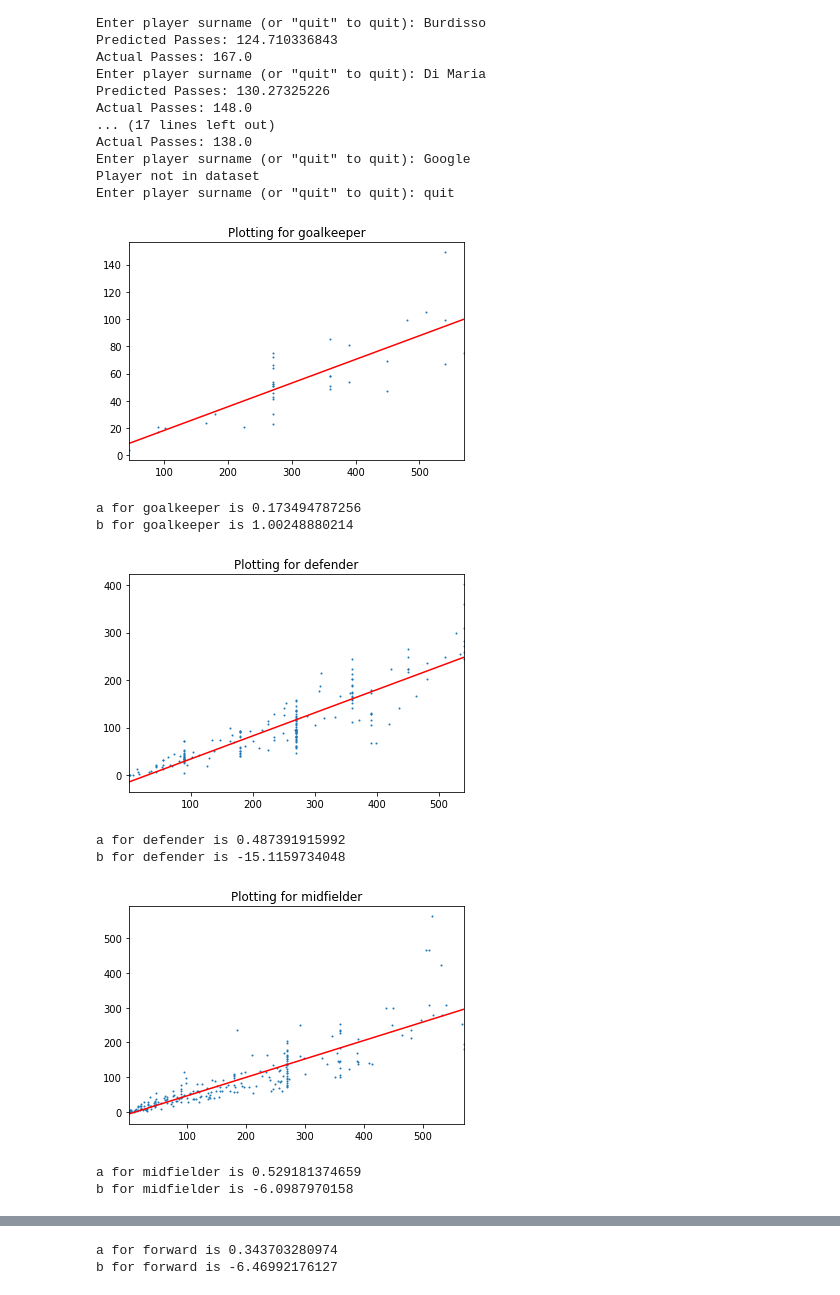
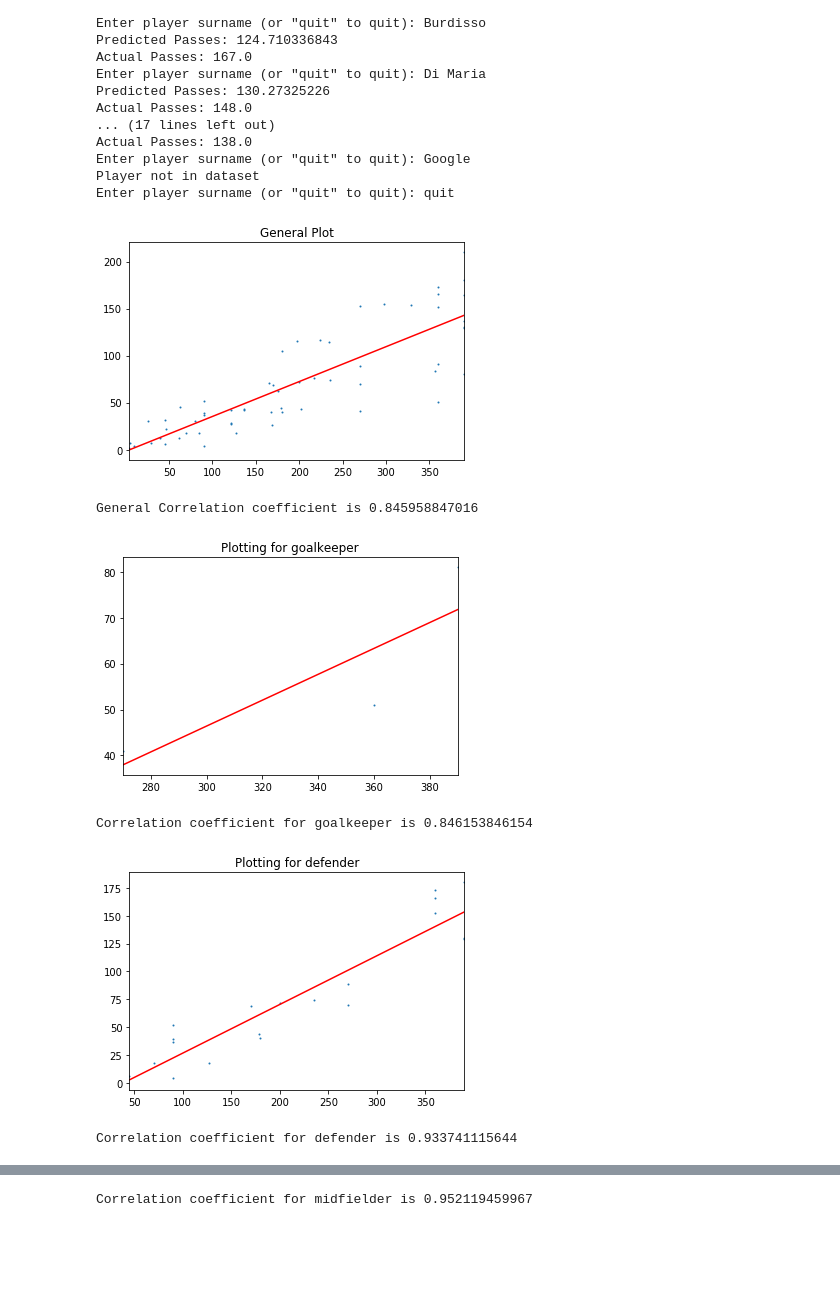
Before and after one commit to eloyekunle/widom_ml_python, a Jupyter notebook: PythonRegression.ipynb, the cells around one changed output, grey strips where cells are left out. Saved outputs shown, nothing was run; the diff lists cells and outputs as text; code cells hidden in the pictures; blank space fills up the shorter version.

```diff
--- a/PythonRegression.ipynb
+++ b/PythonRegression.ipynb
@@ -183,65 +183,57 @@ def plotChart(data, position):
     x2 = max(data.minutes)
     plt.plot([x1,x2], [a*x1 + b, a*x2 + b], color='red')
     plt.xlim(x1,x2)
     plt.title("Plotting for " + position)
     plt.show()
-    print "a for", position, "is", a
-    print "b for", position, "is", b, "\n"
+#     print "a for", position, "is", a
+#     print "b for", position, "is", b, "\n"
+    cc = np.corrcoef(data.minutes, data.passes)[1,0]
+    print "Correlation coefficient for", position, "is", cc
 
-# players_training = players[(players.team == "Greece") | (players.team == "USA") | (players.team == "Portugal")]
-players_training = players
+plt.scatter(players_training.minutes, players_training.passes, 1)
+a,b = np.polyfit(players_training.minutes, players_training.passes, 1)
+x1 = min(players_training.minutes)
+x2 = max(players_training.minutes)
+plt.plot([x1,x2], [a*x1 + b, a*x2 + b], color='red')
+plt.xlim(x1,x2)
+plt.title("General Plot")
+plt.show()
+cc = np.corrcoef(players_training.minutes, players_training.passes)[1,0]
+print "General Correlation coefficient is", cc
+
+players_training = players[(players.team == "Greece") | (players.team == "USA") | (players.team == "Portugal")]
+# Uncomment below to use all players to train
+# players_training = players
 
 players_goalkeeper = players_training[players_training.position == "goalkeeper"]
 players_defender = players_training[players_training.position == "defender"]
 players_midfielder = players_training[players_training.position == "midfielder"]
 players_forward = players_training[players_training.position == "forward"]
 
 plotChart(players_goalkeeper, "goalkeeper")
 plotChart(players_defender, "defender")
 plotChart(players_midfielder, "midfielder")
 plotChart(players_forward, "forward")
 
-# plt.scatter(players_training.minutes, players_training.passes, 1)
-# a,b = np.polyfit(players_training.minutes, players_training.passes, 1)
-# x1 = min(players_training.minutes)
-# x2 = max(players_training.minutes)
-# plt.plot([x1,x2], [a*x1 + b, a*x2 + b], color='red')
-# plt.xlim(x1,x2)
-# plt.show()
+positions = {'goalkeeper': 0, 'defender': 1, 'midfielder': 2, 'forward': 3}
 
-# a1,b1 = np.polyfit(players_goalkeeper.minutes, players_goalkeeper.passes, 1)
-# a2,b2 = np.polyfit(players_defender.minutes, players_defender.passes, 1)
-# a3,b3 = np.polyfit(players_midfielder.minutes, players_midfielder.passes, 1)
-# a4,b4 = np.polyfit(players_forward.minutes, players_forward.passes, 1)
-
-positions = {'goalkeeper': 0, 'defender': 1, 'midfielder': 2, 'forward': 3}
-# polyfits = [[a1,b1], [a2,b2], [a3,b3], [a4,b4]]
-
-# for i in range(len(polyfits)):
-#     print "a for", positions.keys()[positions.values().index(i)], "is", polyfits[i][0]
-#     print "b for", positions.keys()[positions.values().index(i)], "is", polyfits[i][1], "\n"
-
-    # Loop asking user for city name, compute predicted + actual temperature
 while True:
     name = raw_input('Enter player surname (or "quit" to quit): ')
     if name == 'quit': break
     player = players[players.surname == name]
-    player_position = player.iloc[0].position
-    polyfit = polyfits[positions[player_position]]
     if len(player) == 0:
         print 'Player not in dataset'
     else:
+        player_position = player.iloc[0].position
+        polyfit = polyfits[positions[player_position]]
         # Use float() to convert dataframe element to value
         print 'Predicted Passes using regression for', player_position + 's:', polyfit[0] * float(player.minutes) + polyfit[1]
         print 'Predicted Passes using general regression:', a * float(player.minutes) + b
         print 'Actual Passes:', float(player.passes), "\n"
 # %% [output]
-[figure, old version]
+[figure, new version]
-a for goalkeeper is 0.173494787256
-b for goalkeeper is 1.00248880214
+General Correlation coefficient is 0.845958847016
-[figure, old version]
+[figure, new version]
-a for defender is 0.487391915992
-b for defender is -15.1159734048
+Correlation coefficient for goalkeeper is 0.846153846154
-[figure, old version]
+[figure, new version]
-a for midfielder is 0.529181374659
-b for midfielder is -6.0987970158
+Correlation coefficient for defender is 0.933741115644
@@ -249,2 +241 @@ b for midfielder is -6.0987970158
-a for forward is 0.343703280974
-b for forward is -6.46992176127
+Correlation coefficient for midfielder is 0.952119459967
```
Also changed, not shown: parts of 1 cell of this notebook, 1 other file.
